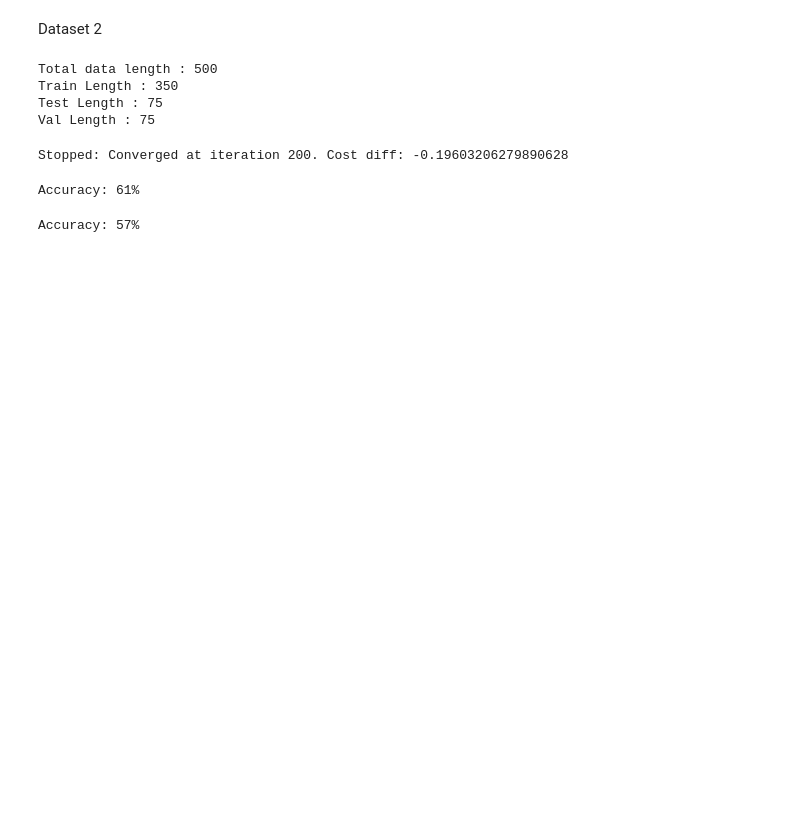
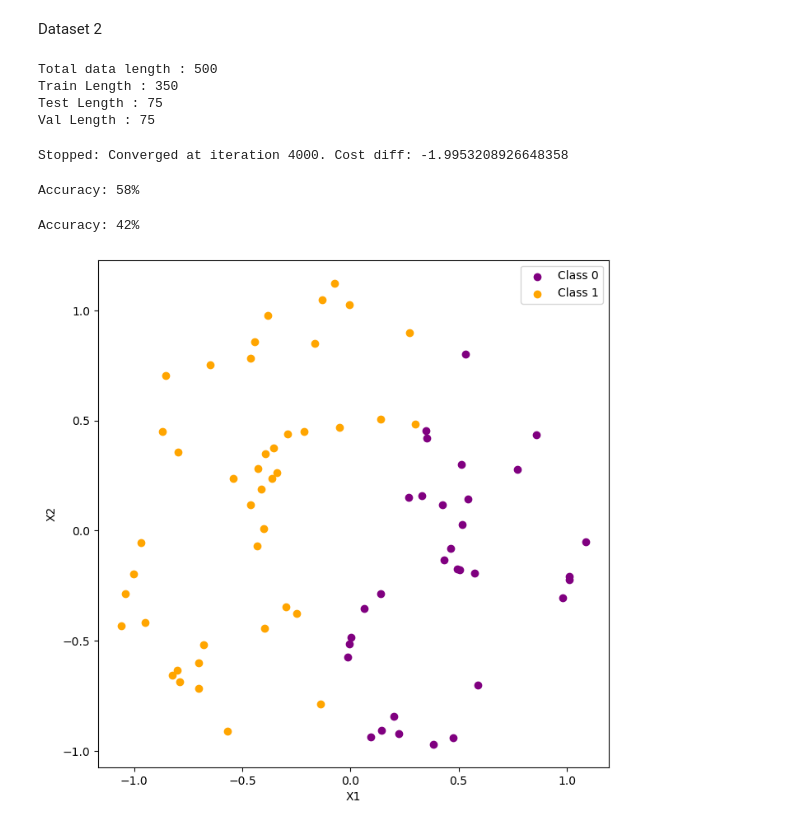
Before and after one commit to ashwin-raghavan/Deep-Learning-Assignment-1, a Jupyter notebook: Copy_of_Deep_Learning_Assignment_Task_1_&2.ipynb, the cells around one changed output. Cells and saved outputs as stored; diff of their text form; code cells hidden in the pictures; blank space fills up the shorter version.

```diff
--- a/Copy_of_Deep_Learning_Assignment_Task_1_&2.ipynb
+++ b/Copy_of_Deep_Learning_Assignment_Task_1_&2.ipynb
@@ -276,19 +290,46 @@ Total data length : 500
 Train Length : 350
 Test Length : 75
 Val Length : 75
+# %%
+model = LogisticRegression(0.1, 5000, 0.0001,1000)
 # %%
-model.fit(X_train,y_train)
+model.fit(X_train2,y_train2)
 # %% [output]
-Stopped: Converged at iteration 200. Cost diff: -0.19603206279890628
+Stopped: Converged at iteration 4000. Cost diff: -1.9953208926648358
 # %%
-y_val_pred = model.predict(X_val)
-score = model.score(y_val_pred,y_val)
+y_val_pred2 = model.predict(X_val2)
+score = model.score(y_val_pred2,y_val2)
 print(f"Accuracy: {score}%")
 # %% [output]
-Accuracy: 61%
+Accuracy: 58%
 # %%
-y_test_pred = model.predict(X_test)
-score = model.score(y_test_pred,y_test)
+y_test_pred2 = model.predict(X_test2)
+score = model.score(y_test_pred2,y_test2)
 print(f"Accuracy: {score}%")
 # %% [output]
-Accuracy: 57%
+Accuracy: 42%
+# %%
+df2 = X_test2.copy()
+df2["y_pred"] = y_test_pred2
+# %%
+# plot X[0] vs X[1] and colour points according to the class, y
+
+fig, ax = plt.subplots(figsize=(8, 8))
+
+df2_0 = df2[df2["y_pred"] == 0]
+df2_1 = df2[df2["y_pred"] == 1]
+
+ax.scatter(df2_0.iloc[:, 0], df2_0.iloc[:, 1],
+           color="purple", label="Class 0")
+
+ax.scatter(df2_1.iloc[:, 0], df2_1.iloc[:, 1],
+           color="orange", label="Class 1")
+
+ax.set_xlabel("X1")
+ax.set_ylabel("X2")
+ax.legend()
+
+plt.show()
+plt.close(fig)
+# %% [output]
+[figure, added]
```
Also changed, not shown: parts of 11 cells of this notebook.
